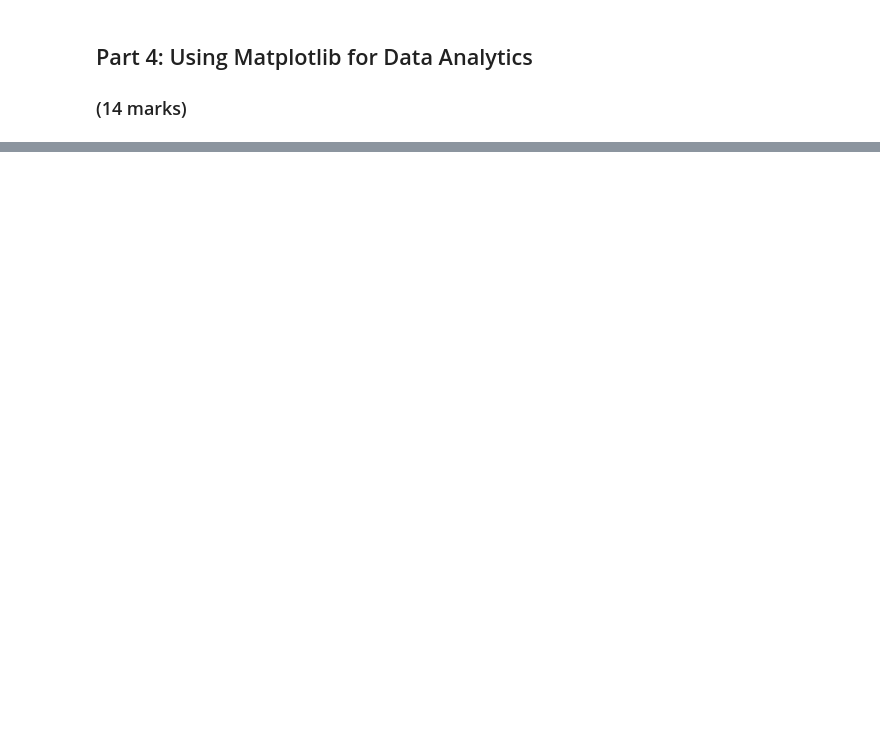
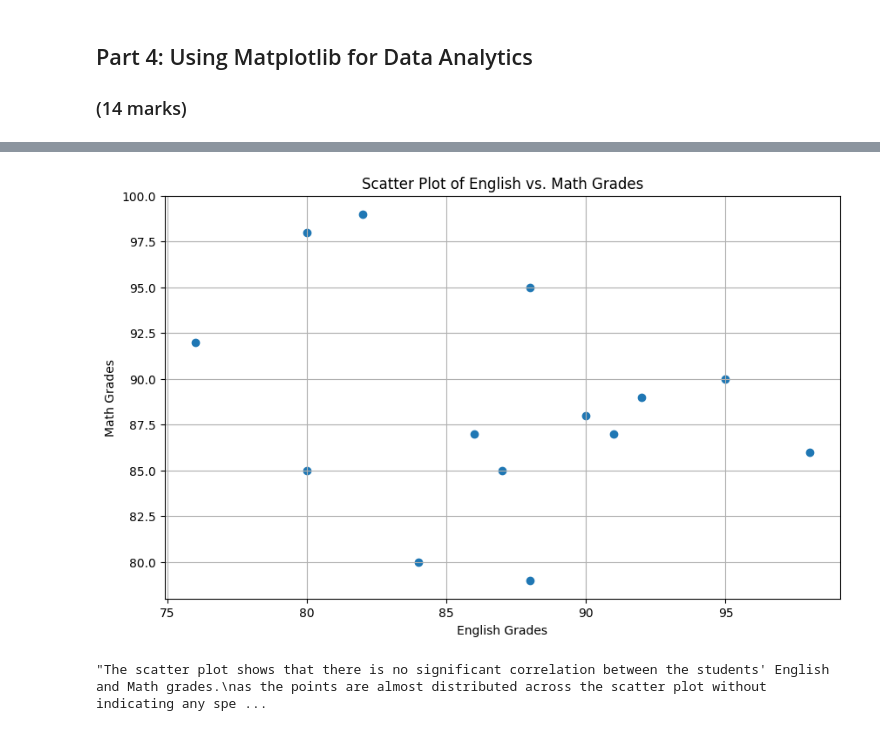
Before and after one commit to JiagengMi/engg680_2024_fall, a Jupyter notebook: Lab_Assignment1/StudentGradeManagementSystem.ipynb, the cells around one changed output, grey strips where cells are left out. Cells and saved outputs as stored; diff of their text form; code cells hidden in the pictures; blank space fills up the shorter version.

```diff
--- a/Lab_Assignment1/StudentGradeManagementSystem.ipynb
+++ b/Lab_Assignment1/StudentGradeManagementSystem.ipynb
@@ -440,23 +440,30 @@ plt.show()
 # %%
 # Let's also use matplotlib to display a scatter plot of English vs. Math grades
 # Scatter plots are useful for seeing the relationship between two variables
 plt.figure(figsize=(10, 6))
 
 # Step 1: Use .scatter(x_data, y_data) to create a scatter plot using the English grades on the x-axis, and Math grades on the y-axis
 # (2 mark)
-#
+plt.scatter(df_studentGrades['englishGrade'], df_studentGrades['mathGrade'])
 
 # Step 1: Properly label the x and y axes as well as the title of your plot.
 # (3 marks)
-#
+plt.title('Scatter Plot of English vs. Math Grades')
+plt.xlabel('English Grades')
+plt.ylabel('Math Grades')
+
 plt.grid(True)
 
 # Step 2: Output an image file for the scatter plot with a descriptive file name
 # (1 mark)
-#
-
+plt.savefig('/content/drive/MyDrive/engg680_2024_fall/EnglishvsMathScatterPlot.png')
 plt.show()
+# %% [output]
+[figure, added]
 # %%
 # From the scatter plot, is there a relationship between the Math and English grades?
 # (1 mark)
-#
+"""The scatter plot shows that there is no significant correlation between the students' English and Math grades.
+as the points are almost distributed across the scatter plot without indicating any specific correlation."""
+# %% [output]
+"The scatter plot shows that there is no significant correlation between the students' English and Math grades.\nas the points are almost distributed across the scatter plot without indicating any spe ...
```
Also changed, not shown: parts of 9 cells of this notebook, 2 other files.
